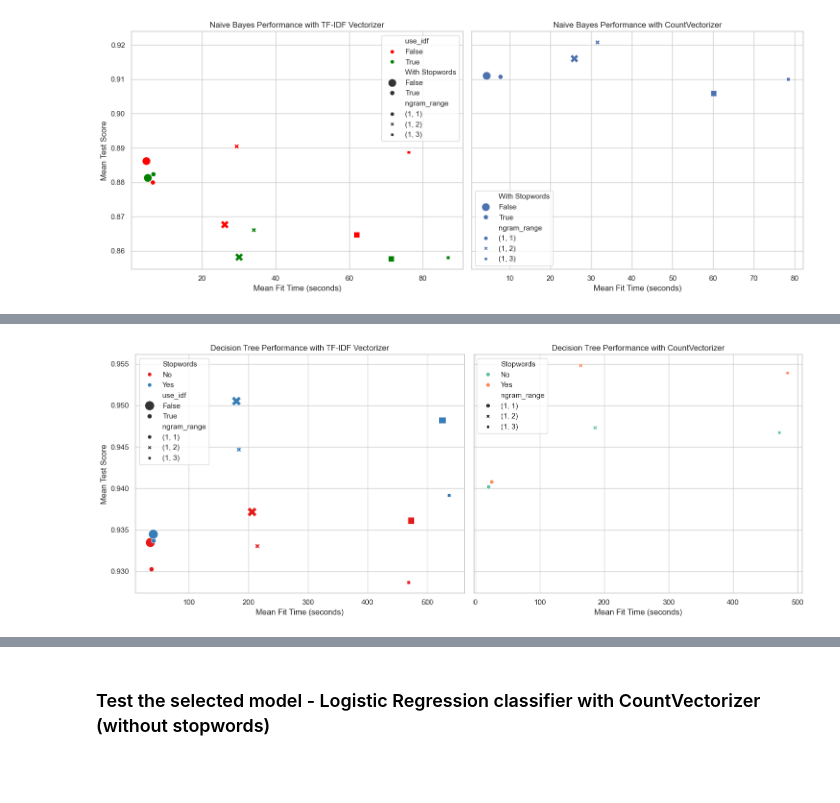
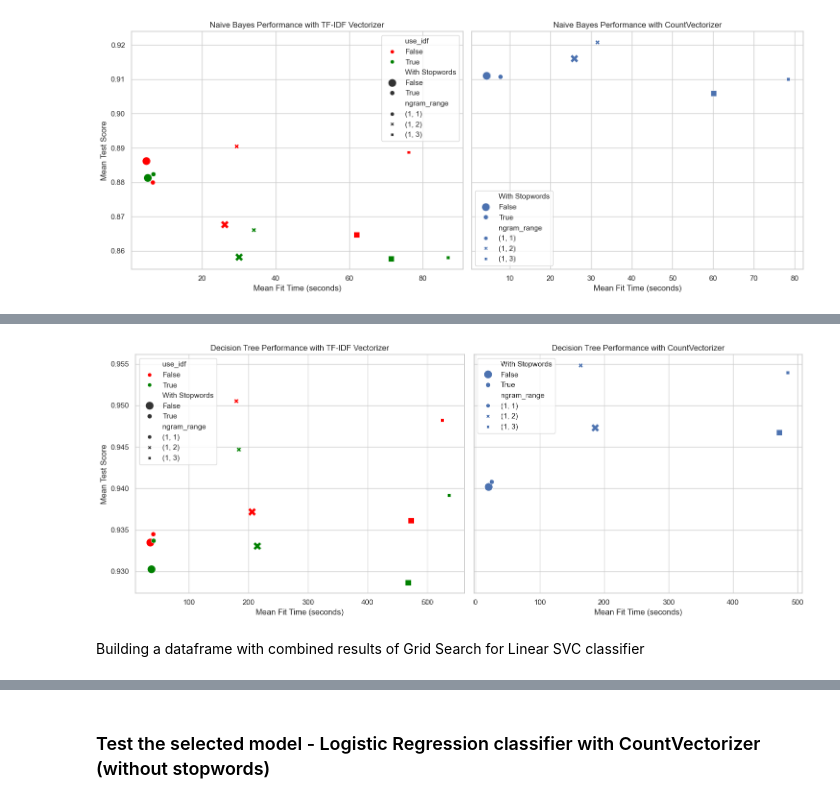
Before and after one commit to codingkuzzi/Final-Project, a Jupyter notebook: src/fake_news_detection_final_project.ipynb, the cells around one changed output, grey strips where cells are left out. Cells and saved outputs as stored; diff of their text form; code cells hidden in the pictures; blank space fills up the shorter version.

```diff
--- a/src/fake_news_detection_final_project.ipynb
+++ b/src/fake_news_detection_final_project.ipynb
@@ -3136,11 +2914,10 @@ visualize_classifier_results_without_C(rf_combined_df, 'Random Forest', 'use_idf
 # %%
-# Building a dataframe with combined results of Grid Search for Decision Tree classifier
 # Data for TF-IDF without stopwords
 dt_tfidf_without_stopwords_data = {
     'Vectorizer': ['TF-IDF'] * 6,
     'use_idf': [True, False, True, False, True, False],
     'ngram_range': [(1, 1), (1, 1), (1, 2), (1, 2), (1, 3), (1, 3)],
-    'Stopwords': ['No'] * 6,
+    'With Stopwords': [False] * 6,
     'Mean Test Score': [0.930249, 0.933472, 0.933042, 0.937160, 0.928673, 0.936121],
     'Mean Fit Time': [37.055893, 35.082374, 214.775478, 205.870566, 468.121136, 472.441839]
 }
@@ -3150,7 +2927,7 @@ dt_count_vectorizer_without_stopwords_data = {
     'Vectorizer': ['CountVectorizer'] * 3,
     'use_idf': [None] * 3,  # Not applicable for CountVectorizer
     'ngram_range': [(1, 1), (1, 2), (1, 3)],
-    'Stopwords': ['No'] * 3,
+    'With Stopwords': [False] * 3,
     'Mean Test Score': [0.940168, 0.947293, 0.946756],
     'Mean Fit Time': [20.908620, 186.265106, 471.447366]
 }
@@ -3160,7 +2937,7 @@ dt_tfidf_with_stopwords_data = {
     'Vectorizer': ['TF-IDF'] * 6,
     'use_idf': [True, False, True, False, True, False],
     'ngram_range': [(1, 1), (1, 1), (1, 2), (1, 2), (1, 3), (1, 3)],
-    'Stopwords': ['Yes'] * 6,
+    'With Stopwords': [True] * 6,
     'Mean Test Score': [0.933687, 0.934474, 0.944679, 0.950516, 0.939200, 0.948224],
     'Mean Fit Time': [40.606298, 40.096880, 183.874289, 179.567954, 537.016317, 524.926615]
 }
@@ -3170,7 +2947,7 @@ dt_count_vectorizer_with_stopwords_data = {
     'Vectorizer': ['CountVectorizer'] * 3,
     'use_idf': [None] * 3,  # Not applicable for CountVectorizer
     'ngram_range': [(1, 1), (1, 2), (1, 3)],
-    'Stopwords': ['Yes'] * 3,
+    'With Stopwords': [True] * 3,
     'Mean Test Score': [0.940776, 0.954812, 0.953953],
     'Mean Fit Time': [25.705448, 163.894212, 484.684423]
 }
@@ -3188,5 +2965,3 @@ dt_combined_df = pd.concat([
     dt_df_tfidf_with_stopwords,
     dt_df_count_vectorizer_with_stopwords
 ], ignore_index=True)
-
-dt_combined_df
@@ -3211,4 +2968,6 @@ dt_combined_df
 # %%
-visualize_classifier_results_without_C(dt_combined_df, 'Decision Tree')
+visualize_classifier_results_with_params(dt_combined_df, 'Decision Tree', 'use_idf', 'With Stopwords', 'ngram_range')
 # %% [output]
-[figure, old version]
+[figure, new version]
+# %% [markdown]
+Building a dataframe with combined results of Grid Search for Linear SVC classifier
```
Also changed, not shown: parts of 37 cells of this notebook, 5 other files.
